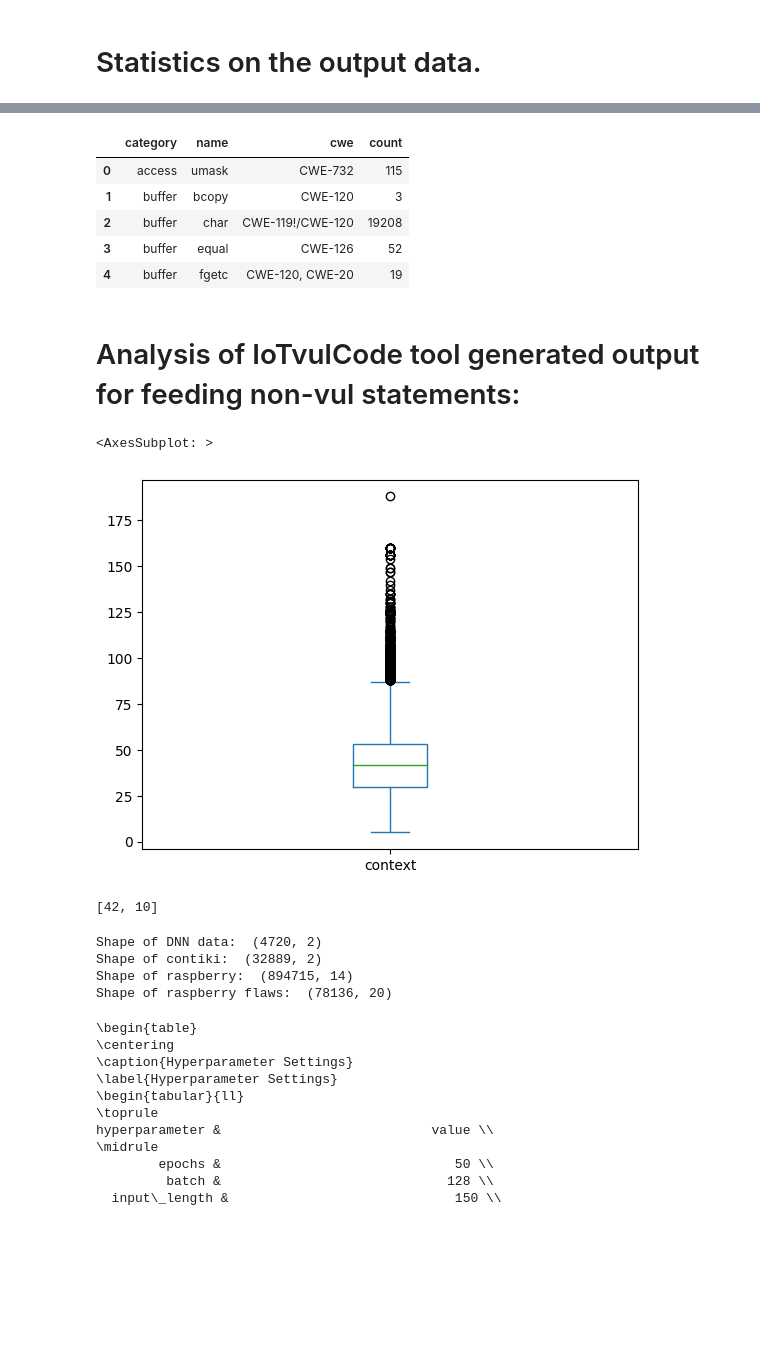
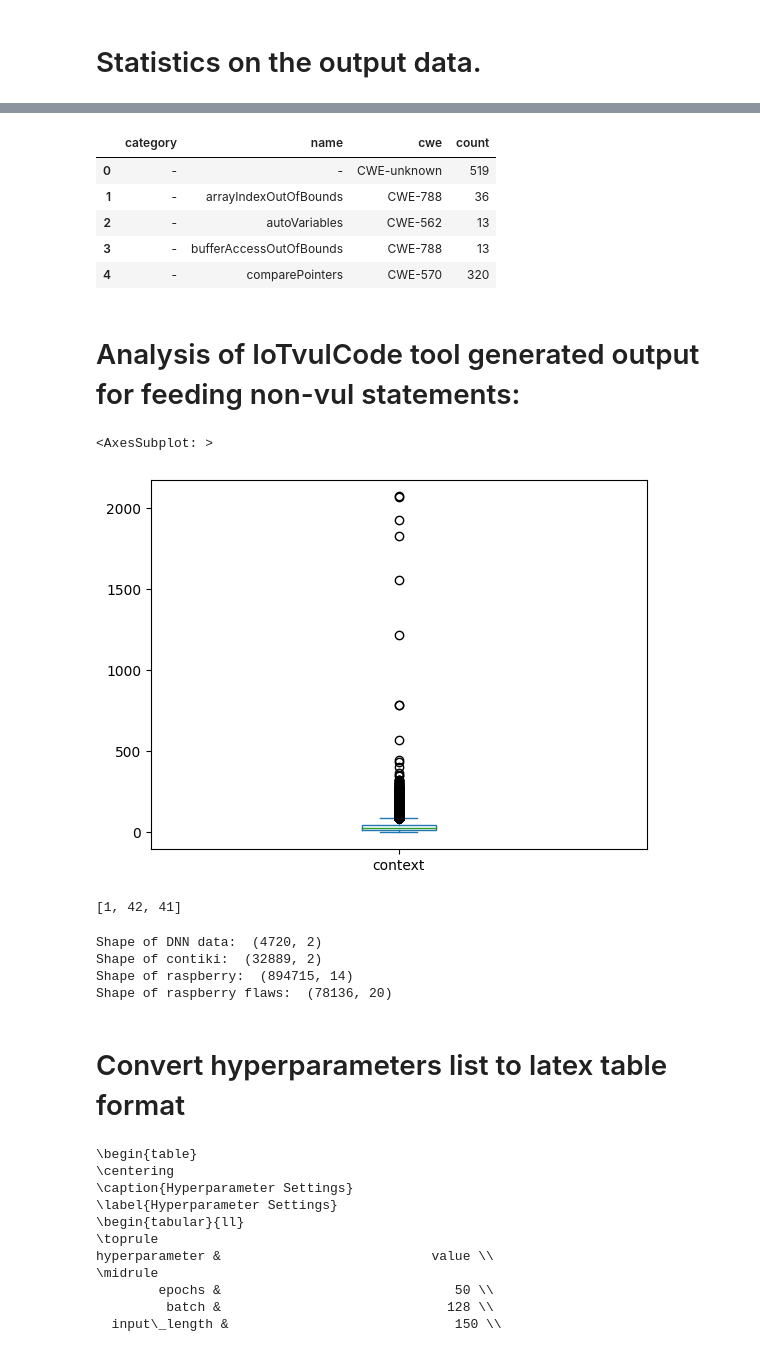
Before and after one commit to SmartSecLab/IoTvulCode, a Jupyter notebook: notebooks/stat.ipynb, the cells around one changed output, grey strips where cells are left out. Saved outputs shown, nothing was run; the diff lists cells and outputs as text; code cells hidden in the pictures; blank space fills up the shorter version.

```diff
--- a/notebooks/stat.ipynb
+++ b/notebooks/stat.ipynb
@@ -12,13 +12,24 @@ import os
 import re
 import xml.etree.ElementTree as et
 import warnings
+from sqlite3 import connect
+from argparse import ArgumentParser
+from configparser import ConfigParser
+import yaml
+from pathlib import Path
+import random
+
 warnings.filterwarnings("ignore")
 
 
-df = pd.read_csv('../data/raspberry_flaw.csv')
-dfm = pd.read_csv('../data/raspberry_metrics.csv')
+database = '../data/IoTcode_contiki_rasp.db'
+conn= connect(database)
+
+dfp = pd.read_sql_query("SELECT * FROM project", con=conn)
+dfs = pd.read_sql_query("SELECT * FROM statement", con=conn)
+dff = pd.read_sql_query("SELECT * FROM function", con=conn)
 
 if not os.path.exists("figure"):
     os.mkdir("figure")
-df.columns
+dfs.columns
 # %% [output]
@@ -46,28 +60,25 @@ dfm
 # %%
-dfp = df[['category', 'name', 'cwe']].groupby(['category', 'name', 'cwe'], group_keys=False).size().reset_index(name='count')
-fig = px.sunburst(dfp, path=['category', 'name', 'cwe'], values='count')
+dfplt = dfs[['category', 'name', 'cwe']].groupby(['category', 'name', 'cwe'], group_keys=False).size().reset_index(name='count')
+fig = px.sunburst(dfplt, path=['category', 'name', 'cwe'], values='count')
 # fig.write_image("figure/vul_statistics.pdf")
 fig.show()
-dfp.head()
+dfplt.head()
 # %% [output]
 |  | category | name | cwe | count |
-| 0 | access | umask | CWE-732 | 115 |
-| 1 | buffer | bcopy | CWE-120 | 3 |
-| 2 | buffer | char | CWE-119!/CWE-120 | 19208 |
-| 3 | buffer | equal | CWE-126 | 52 |
-| 4 | buffer | fgetc | CWE-120, CWE-20 | 19 |
+| 0 | - | - | CWE-unknown | 519 |
+| 1 | - | arrayIndexOutOfBounds | CWE-788 | 36 |
+| 2 | - | autoVariables | CWE-562 | 13 |
+| 3 | - | bufferAccessOutOfBounds | CWE-788 | 13 |
+| 4 | - | comparePointers | CWE-570 | 320 |
 # %% [markdown]
 # Analysis of IoTvulCode tool generated output for feeding non-vul statements:
 # %%
-df.context.str.len().sort_values(ascending=False).reset_index(drop=True).plot(kind='box')
+dfs.context.str.len().sort_values(ascending=False).reset_index(drop=True).plot(kind='box')
 # %% [output]
 <AxesSubplot: >
-[figure, old version]
+[figure, new version]
 # %%
-
-import random
-
-def filter_unusual_statements(statements, min_len, max_len):
+def filter_unusual_statements(statements, min_len, max_len, df):
     """"
     # https://peps.python.org/pep-0007/
     # https://www.python.org/dev/peps/pep-0007/
@@ -91,12 +102,12 @@ def filter_unusual_statements(statements, min_len, max_len):
 # standard variables:
 max_len = 79
 # for min_len (eg, 7 characters)
-min_len = df.context.str.len().sort_values(ascending=False).reset_index(drop=True).min()
+min_len = dfs.context.str.len().sort_values(ascending=False).reset_index(drop=True).min()
 
 
 lines = dfm.code[0].splitlines()
-stat_sizes = filter_unusual_statements(lines, max_len, min_len)
+stat_sizes = filter_unusual_statements(lines, max_len, min_len, dfs)
 stat_sizes
 # %% [output]
-[42, 10]
+[1, 42, 41]
 # %%
@@ -120 +131,3 @@ dfcon.to_csv('../data/contiki-master_Binary.csv', index=False)
+# %% [markdown]
+# Convert hyperparameters list to latex table format
 # %%
```
Also changed, not shown: parts of 8 cells of this notebook, 5 other files.
